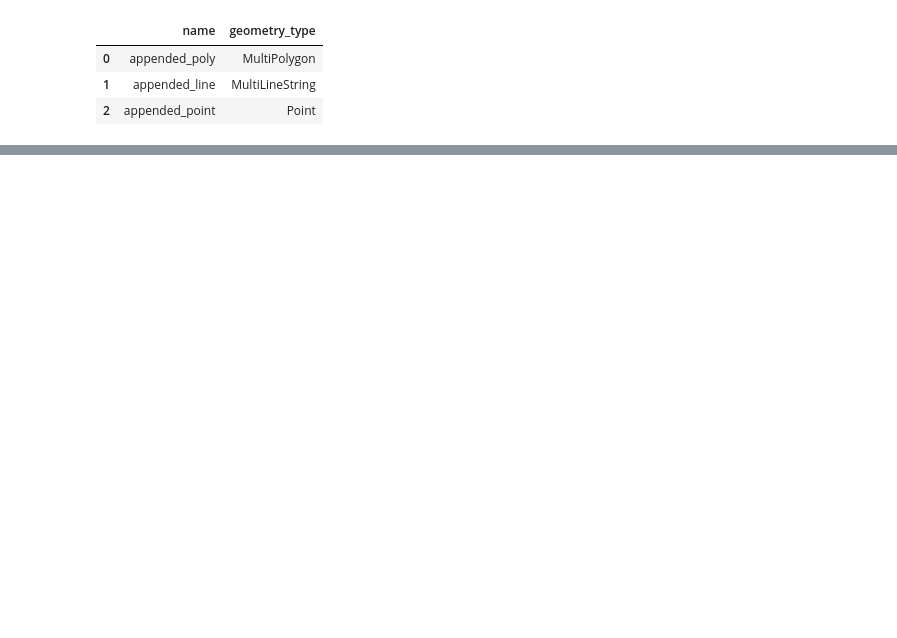
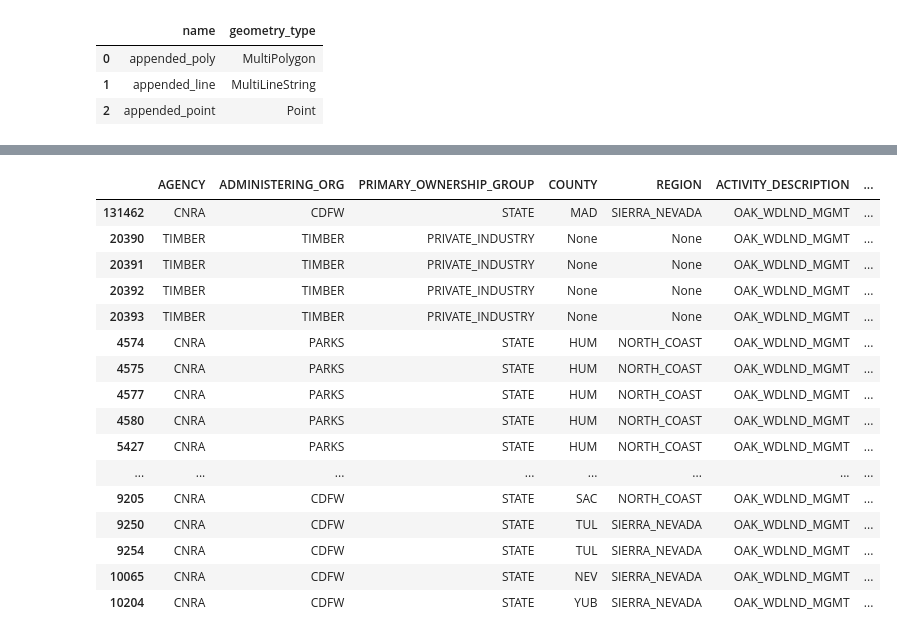
Before and after one commit to klinucsd/interagency-tracking-system, a Jupyter notebook: notebooks/Append.ipynb, the cells around one changed output, grey strips where cells are left out. Saved outputs shown, nothing was run; the diff lists cells and outputs as text; code cells hidden in the pictures; blank space fills up the shorter version.

```diff
--- a/notebooks/Append.ipynb
+++ b/notebooks/Append.ipynb
@@ -446,0 +409,20 @@ anonymous_org_list = pfirs_lookup_df[pfirs_lookup_df["Org Type"] == "Industrial
+# %%
+activity_report_gdf[(activity_report_gdf.ACTIVITY_DESCRIPTION == "AMW_AREA_RESTOR") | (activity_report_gdf.ACTIVITY_DESCRIPTION == "OAK_WDLND_MGMT")]
+# %% [output]
+|  | AGENCY | ADMINISTERING_ORG | PRIMARY_OWNERSHIP_GROUP | COUNTY | REGION | ACTIVITY_DESCRIPTION | ... |
+| 131462 | CNRA | CDFW | STATE | MAD | SIERRA_NEVADA | OAK_WDLND_MGMT | ... |
+| 20390 | TIMBER | TIMBER | PRIVATE_INDUSTRY | None | None | OAK_WDLND_MGMT | ... |
+| 20391 | TIMBER | TIMBER | PRIVATE_INDUSTRY | None | None | OAK_WDLND_MGMT | ... |
+| 20392 | TIMBER | TIMBER | PRIVATE_INDUSTRY | None | None | OAK_WDLND_MGMT | ... |
+| 20393 | TIMBER | TIMBER | PRIVATE_INDUSTRY | None | None | OAK_WDLND_MGMT | ... |
+| 4574 | CNRA | PARKS | STATE | HUM | NORTH_COAST | OAK_WDLND_MGMT | ... |
+| 4575 | CNRA | PARKS | STATE | HUM | NORTH_COAST | OAK_WDLND_MGMT | ... |
+| 4577 | CNRA | PARKS | STATE | HUM | NORTH_COAST | OAK_WDLND_MGMT | ... |
+| 4580 | CNRA | PARKS | STATE | HUM | NORTH_COAST | OAK_WDLND_MGMT | ... |
+| 5427 | CNRA | PARKS | STATE | HUM | NORTH_COAST | OAK_WDLND_MGMT | ... |
+| ... | ... | ... | ... | ... | ... | ... | ... |
+| 9205 | CNRA | CDFW | STATE | SAC | NORTH_COAST | OAK_WDLND_MGMT | ... |
+| 9250 | CNRA | CDFW | STATE | TUL | SIERRA_NEVADA | OAK_WDLND_MGMT | ... |
+| 9254 | CNRA | CDFW | STATE | TUL | SIERRA_NEVADA | OAK_WDLND_MGMT | ... |
+| 10065 | CNRA | CDFW | STATE | NEV | SIERRA_NEVADA | OAK_WDLND_MGMT | ... |
+| 10204 | CNRA | CDFW | STATE | YUB | SIERRA_NEVADA | OAK_WDLND_MGMT | ... |
```
Also changed, not shown: parts of 38 cells of this notebook, 15 other files.
